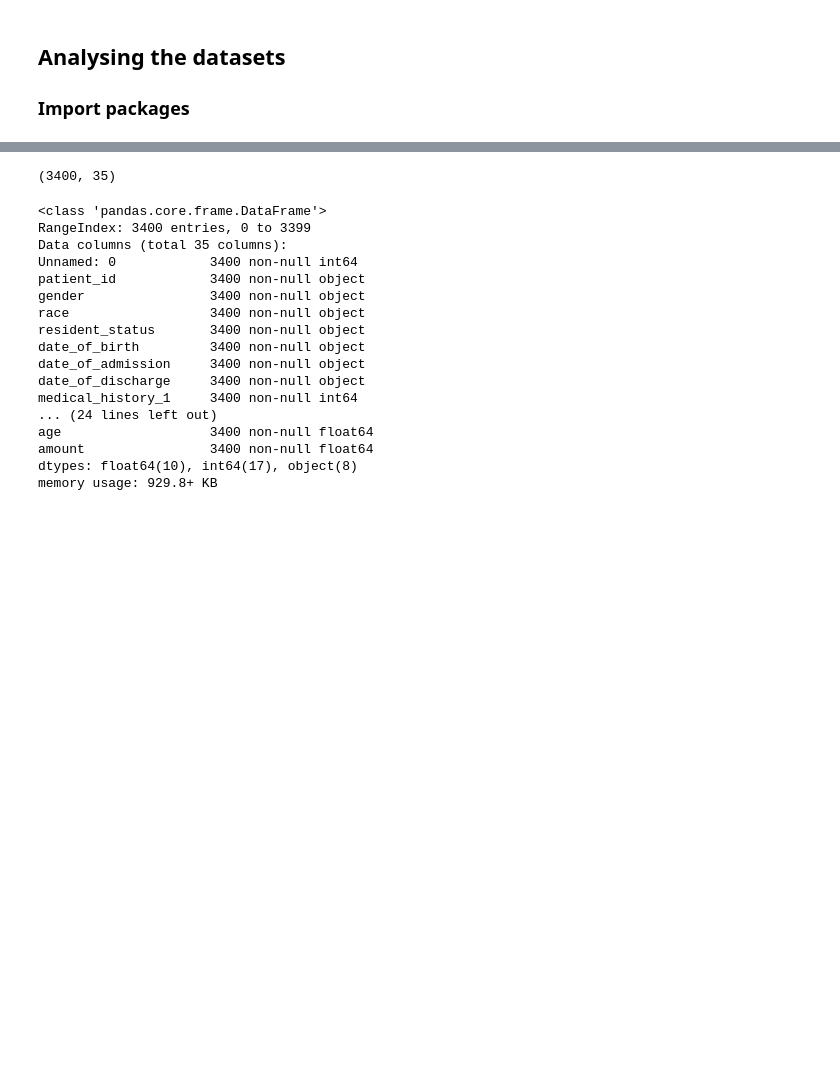
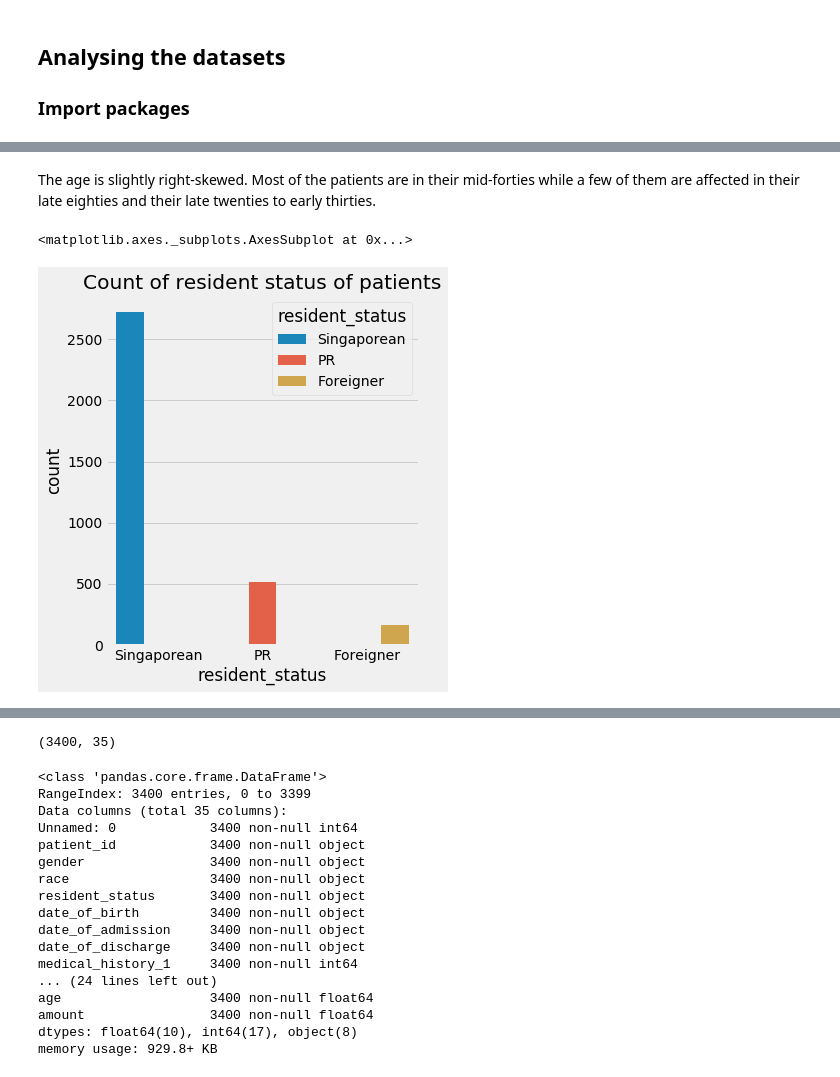
Before and after one commit to hafsalaeeque/cost-in-healthcare-DS-proj, a Jupyter notebook: Analysis for healthcare - Part 2.ipynb, the cells around one changed output, grey strips where cells are left out. Saved outputs shown, nothing was run; the diff lists cells and outputs as text; code cells hidden in the pictures; blank space fills up the shorter version.

```diff
--- a/Analysis for healthcare - Part 2.ipynb
+++ b/Analysis for healthcare - Part 2.ipynb
@@ -34,0 +124,11 @@ A1 - Let's load the first dataset `bill_amount.csv`.
+# %% [markdown]
+The age is slightly right-skewed. Most of the patients are in their mid-forties while a few of them are affected in their late eighties and their late twenties to early thirties.
+# %%
+plt.figure(figsize=(5,6))
+plt.xlabel('resident status of patients')
+plt.ylabel('count')
+plt.title('Count of resident status of patients')
+sns.countplot(df['resident_status'], hue = df.resident_status)
+# %% [output]
+<matplotlib.axes._subplots.AxesSubplot at 0x...>
+[figure, added]
```
Also changed, not shown: parts of 104 cells of this notebook.
